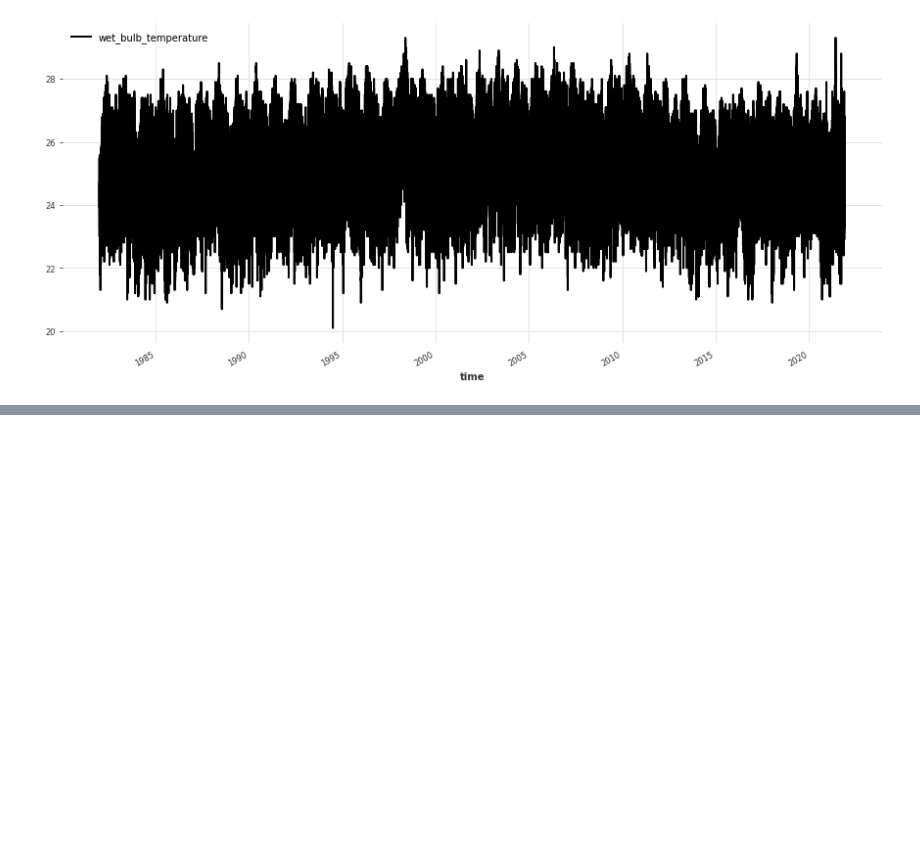
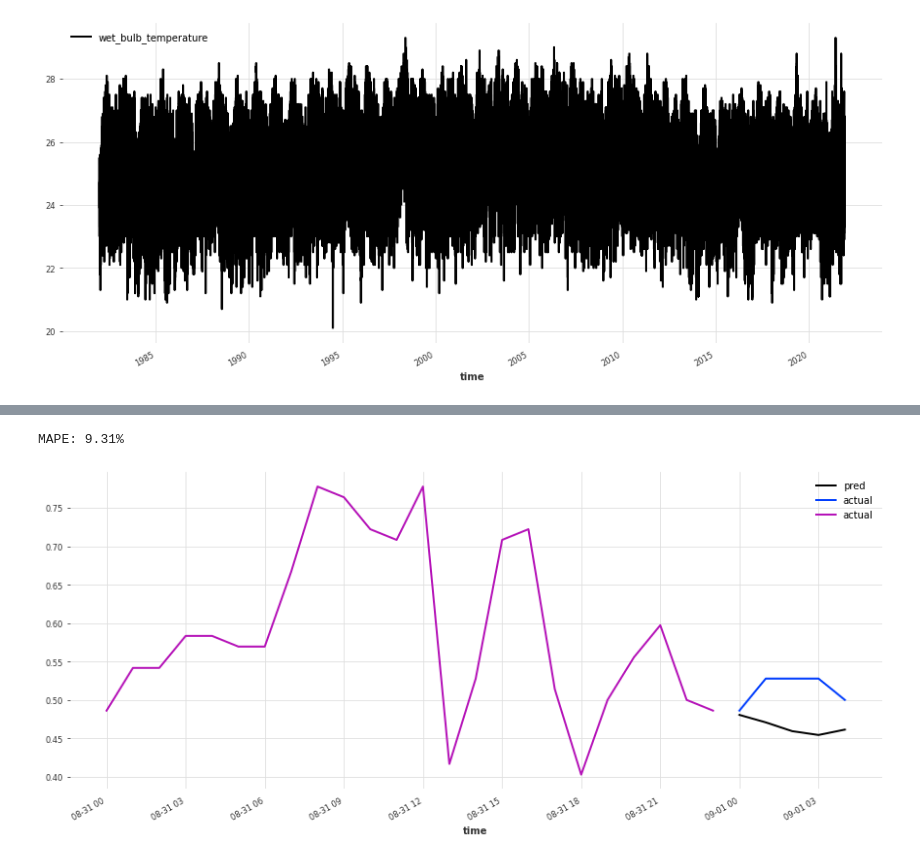
Before and after one commit to siyue-zhang/time-series-forecast-Darts, a Jupyter notebook: benchmark.ipynb, the cells around one changed output, grey strips where cells are left out. Cells and saved outputs as stored; diff of their text form; code cells hidden in the pictures; blank space fills up the shorter version.

```diff
--- a/benchmark.ipynb
+++ b/benchmark.ipynb
@@ -130,4 +99,0 @@ my_model = RNNModel(
-# %%
-my_model.fit(train_transformed,
-             val_series=val_transformed,
-             verbose=True)
@@ -159,0 +158,18 @@ plt.legend();
+# %%
+series_test = TimeSeries.from_dataframe(df)
+_,series_test = series_test.split_before(pd.Timestamp('19990101'))
+series_test,_ = series_test.split_before(pd.Timestamp('20000101'))
+
+series_test_trans = transformer.transform(series_test)
+train_test, val_test = series_test_trans.split_before(pd.Timestamp('19990901'))
+forecast = bk_test_model.predict(series=train_test, n=5)
+
+forecast.plot(label="pred")
+val_test[:5].plot(label="actual")
+train_test[-24:].plot(label="actual")
+plt.legend();
+
+print('MAPE: {:.2f}%'.format(mape(val_test, forecast)))
+# %% [output]
+MAPE: 9.31%
+[figure, added]
```
Also changed, not shown: parts of 18 cells of this notebook, 8 other files.
